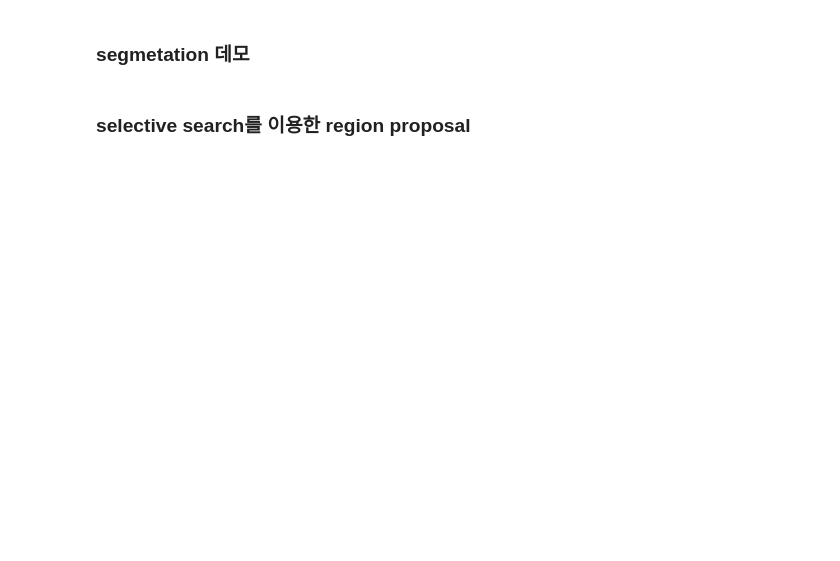
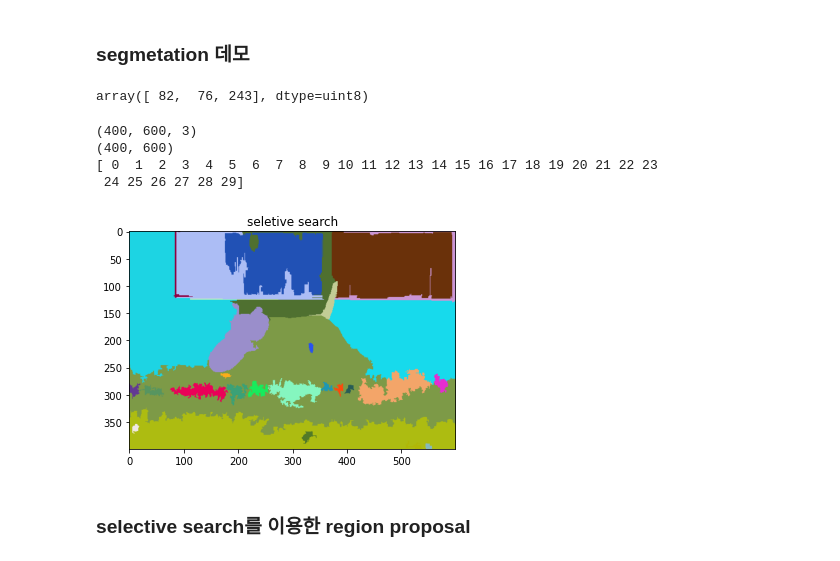
Before and after one commit to imguru-mooc/AI_VISION, a Jupyter notebook: 1_day/2.selective_search/selective_search.ipynb, the cells around one changed output. Drawn from its saved outputs; the diff is of its cells as text; code cells hidden in the pictures; blank space fills up the shorter version.

```diff
--- a/1_day/2.selective_search/selective_search.ipynb
+++ b/1_day/2.selective_search/selective_search.ipynb
@@ -21,6 +33,13 @@ def plt_imshow(title, image):
     plt.show()
 # %% [markdown]
 ### segmetation 데모
+# %%
+color = [np.random.randint(0, 256) for _ in range(3)]
+visual = np.zeros((10, 10, 3), dtype=np.uint8)
+visual[0,0] = color
+visual[0,0]
+# %% [output]
+array([ 82,  76, 243], dtype=uint8)
 # %%
 def graph_segmentation_demo(image_path, sigma=0.5, k=300, min_size=1000):
     # Load the image
@@ -49,8 +71,14 @@ def graph_segmentation_demo(image_path, sigma=0.5, k=300, min_size=1000):
     return visual
 # %%
 image_path = "images/dog.jpg"
-visual = graph_segmentation_demo(image_path,0.1,2000,100)
+visual = graph_segmentation_demo(image_path,0.1,4000,100)
 plt_imshow("seletive search", visual)
+# %% [output]
+(400, 600, 3)
+(400, 600)
+[ 0  1  2  3  4  5  6  7  8  9 10 11 12 13 14 15 16 17 18 19 20 21 22 23
+ 24 25 26 27 28 29]
+[figure, added]
 # %% [markdown]
 ### selective search를 이용한 region proposal
 # %%
```
Also changed, not shown: parts of 6 cells of this notebook, 2 other files.
